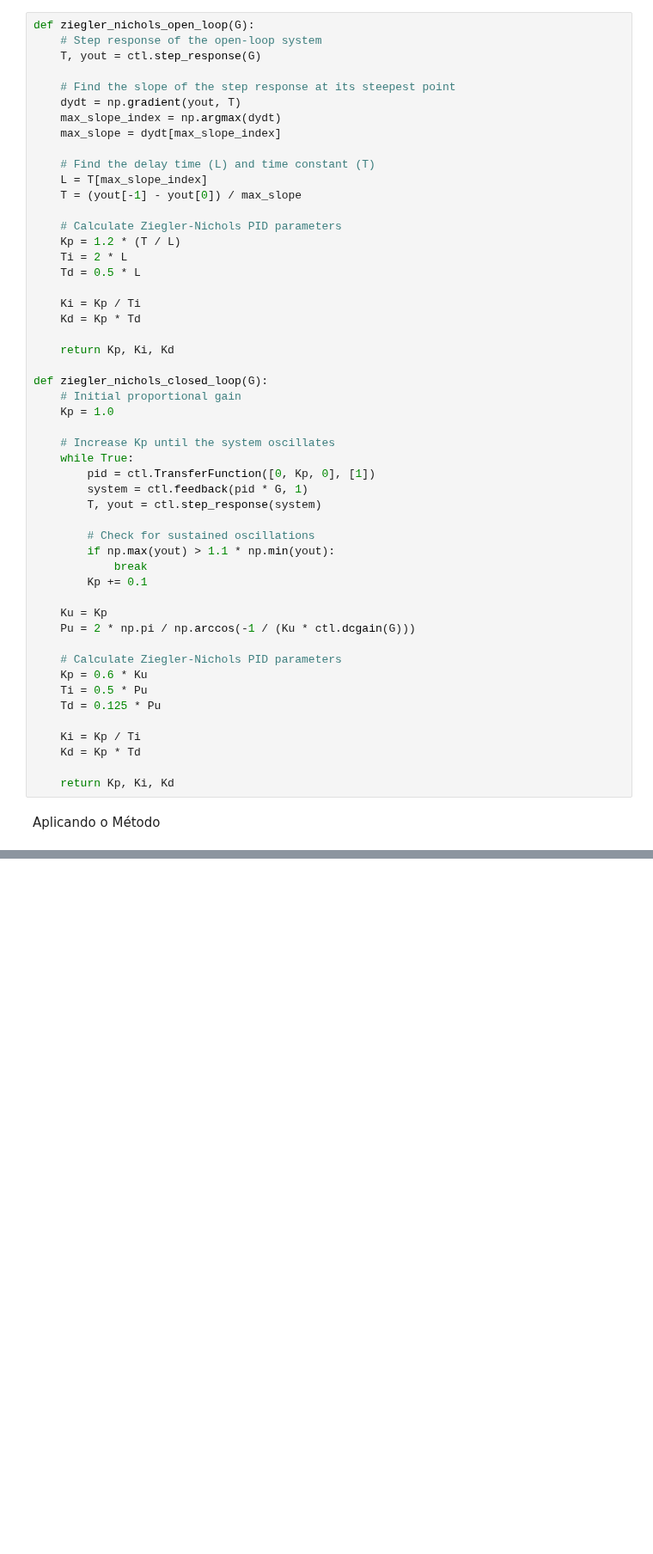
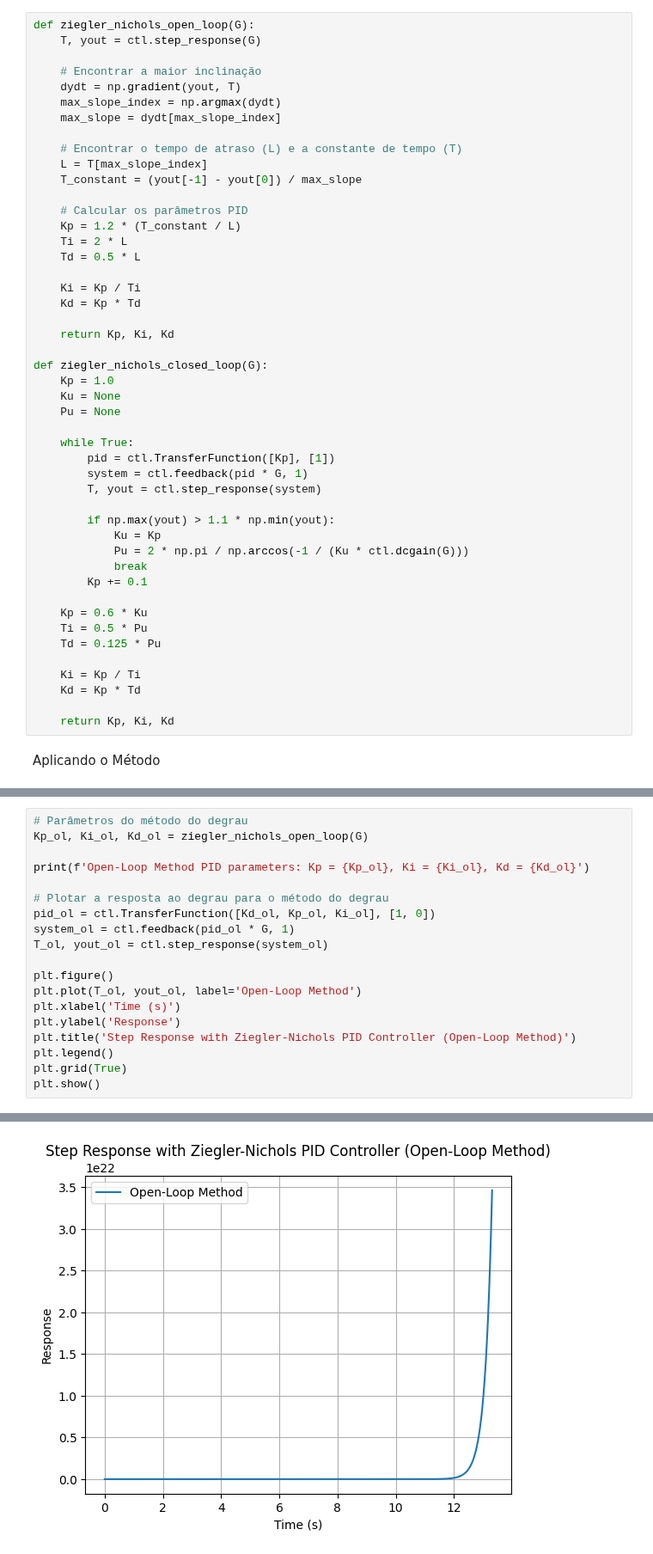
Before and after one commit to lucascarvalho10/pme3481, a Jupyter notebook: T2/ziegler.ipynb, the cells around one changed output, grey strips where cells are left out. Shown at 86% size. Saved outputs shown, nothing was run; the diff lists cells and outputs as text; blank space fills up the shorter version.

```diff
--- a/T2/ziegler.ipynb
+++ b/T2/ziegler.ipynb
@@ -12,20 +12,19 @@ import control as ctl
 ### Métodos de Ziegler-Nichols
 # %%
 def ziegler_nichols_open_loop(G):
-    # Step response of the open-loop system
     T, yout = ctl.step_response(G)
 
-    # Find the slope of the step response at its steepest point
+    # Encontrar a maior inclinação
     dydt = np.gradient(yout, T)
     max_slope_index = np.argmax(dydt)
     max_slope = dydt[max_slope_index]
 
-    # Find the delay time (L) and time constant (T)
+    # Encontrar o tempo de atraso (L) e a constante de tempo (T)
     L = T[max_slope_index]
-    T = (yout[-1] - yout[0]) / max_slope
+    T_constant = (yout[-1] - yout[0]) / max_slope
 
-    # Calculate Ziegler-Nichols PID parameters
-    Kp = 1.2 * (T / L)
+    # Calcular os parâmetros PID
+    Kp = 1.2 * (T_constant / L)
     Ti = 2 * L
     Td = 0.5 * L
 
@@ -35,24 +34,21 @@ def ziegler_nichols_open_loop(G):
     return Kp, Ki, Kd
 
 def ziegler_nichols_closed_loop(G):
-    # Initial proportional gain
     Kp = 1.0
+    Ku = None
+    Pu = None
 
-    # Increase Kp until the system oscillates
     while True:
-        pid = ctl.TransferFunction([0, Kp, 0], [1])
+        pid = ctl.TransferFunction([Kp], [1])
         system = ctl.feedback(pid * G, 1)
         T, yout = ctl.step_response(system)
 
-        # Check for sustained oscillations
         if np.max(yout) > 1.1 * np.min(yout):
+            Ku = Kp
+            Pu = 2 * np.pi / np.arccos(-1 / (Ku * ctl.dcgain(G)))
             break
         Kp += 0.1
 
-    Ku = Kp
-    Pu = 2 * np.pi / np.arccos(-1 / (Ku * ctl.dcgain(G)))
-
-    # Calculate Ziegler-Nichols PID parameters
     Kp = 0.6 * Ku
     Ti = 0.5 * Pu
     Td = 0.125 * Pu
@@ -99,0 +145,20 @@ Closed-Loop Method PID parameters: Kp = 0.6, Ki = 0.3, Kd = 0.3
+# %%
+# Parâmetros do método do degrau
+Kp_ol, Ki_ol, Kd_ol = ziegler_nichols_open_loop(G)
+
+print(f'Open-Loop Method PID parameters: Kp = {Kp_ol}, Ki = {Ki_ol}, Kd = {Kd_ol}')
+
+# Plotar a resposta ao degrau para o método do degrau
+pid_ol = ctl.TransferFunction([Kd_ol, Kp_ol, Ki_ol], [1, 0])
+system_ol = ctl.feedback(pid_ol * G, 1)
+T_ol, yout_ol = ctl.step_response(system_ol)
+
+plt.figure()
+plt.plot(T_ol, yout_ol, label='Open-Loop Method')
+plt.xlabel('Time (s)')
+plt.ylabel('Response')
+plt.title('Step Response with Ziegler-Nichols PID Controller (Open-Loop Method)')
+plt.legend()
+plt.grid(True)
+plt.show()
+# %% [output]
@@ -99,0 +166 @@ Closed-Loop Method PID parameters: Kp = 0.6, Ki = 0.3, Kd = 0.3
+[figure, added]
```
Also changed, not shown: parts of 6 cells of this notebook, 5 other files.
